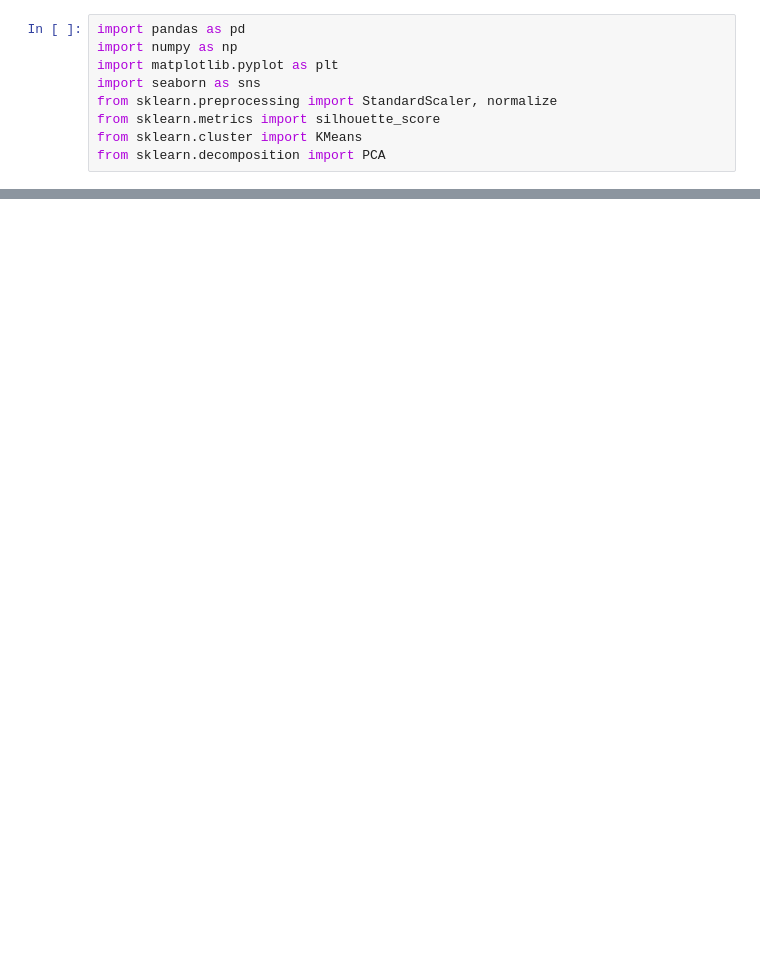
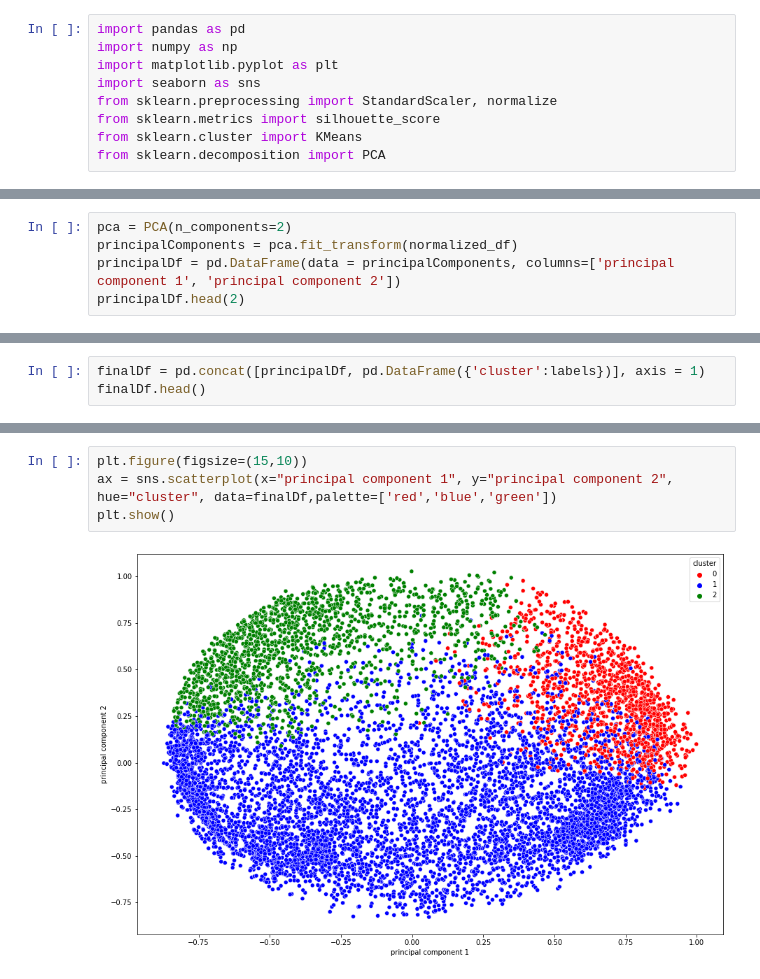
Before and after one commit to sumitarora92/Credit-Card-Clustering-using-K-Means, a Jupyter notebook: Credit_Cards.ipynb, the cells around one changed output, grey strips where cells are left out. Drawn from its saved outputs; the diff is of its cells as text; blank space fills up the shorter version.

```diff
--- a/Credit_Cards.ipynb
+++ b/Credit_Cards.ipynb
@@ -27,0 +250,5 @@ df_cc.head()
+# %%
+pca = PCA(n_components=2)
+principalComponents = pca.fit_transform(normalized_df)
+principalDf = pd.DataFrame(data = principalComponents, columns=['principal component 1', 'principal component 2'])
+principalDf.head(2)
@@ -27,0 +259,3 @@ df_cc.head()
+# %%
+finalDf = pd.concat([principalDf, pd.DataFrame({'cluster':labels})], axis = 1)
+finalDf.head()
@@ -27,0 +269,6 @@ df_cc.head()
+# %%
+plt.figure(figsize=(15,10))
+ax = sns.scatterplot(x="principal component 1", y="principal component 2", hue="cluster", data=finalDf,palette=['red','blue','green'])
+plt.show()
+# %% [output]
+[figure, added]
```
Also changed, not shown: parts of 36 cells of this notebook.
